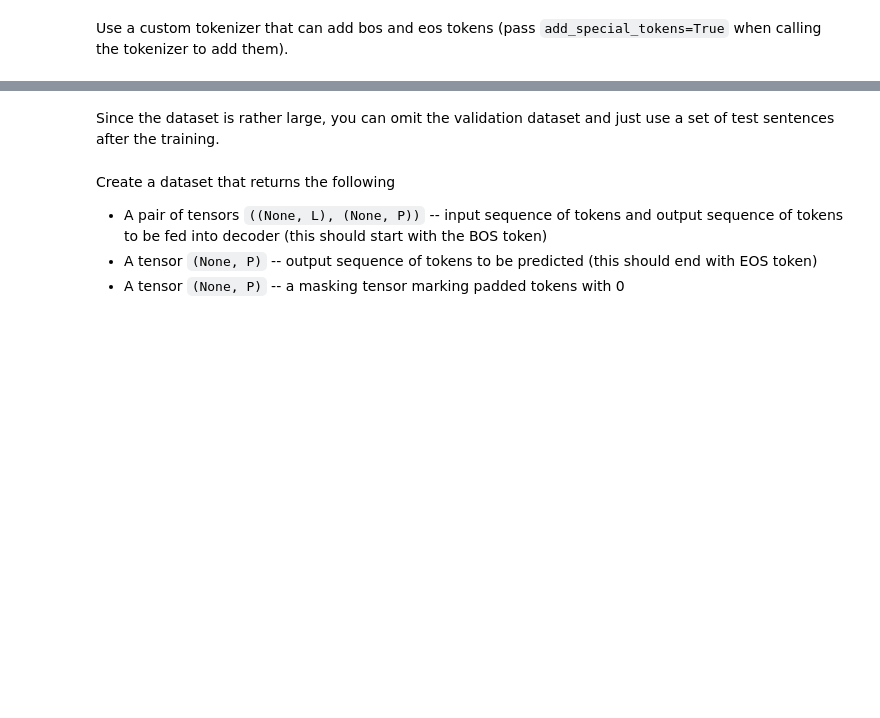
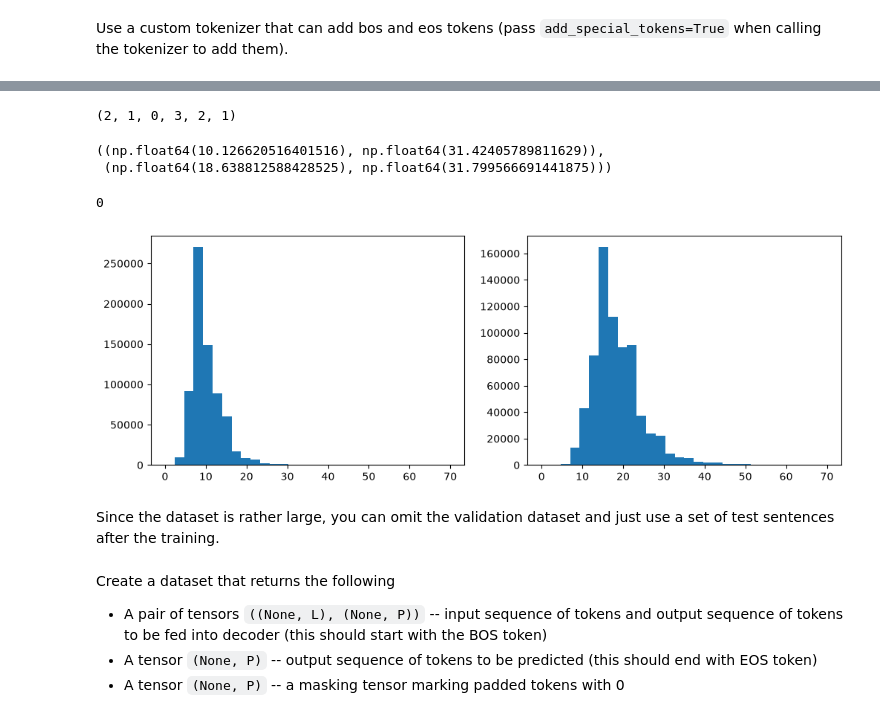
Before and after one commit to MaksKuchuk/NLP-HW, a Jupyter notebook: lab2/main.ipynb, the cells around one changed output, grey strips where cells are left out. Saved outputs shown, nothing was run; the diff lists cells and outputs as text; code cells hidden in the pictures; blank space fills up the shorter version.

```diff
--- a/lab2/main.ipynb
+++ b/lab2/main.ipynb
@@ -43,3 +67,5 @@ dataset.head()
+# %%
+X = dataset.groupby(1, as_index=False).first()
 # %% [markdown]
 Use a custom tokenizer that can add bos and eos tokens (pass `add_special_tokens=True` when calling the tokenizer to add them).
 # %%
@@ -55,0 +79,3 @@ tokenizer.pad_token_id = tokenizer.eos_token_id
+# %%
+en_tokenizer = transformers.AutoTokenizer.from_pretrained('mjbommar/ogbert-tokenizer-8k', cache_dir='../en_tokenizer')
+ru_tokenizer = transformers.AutoTokenizer.from_pretrained('flexitok/bpe_rus_Cyrl_8000', cache_dir='../ru_tokenizer')
@@ -56,6 +84,36 @@ tokenizer.pad_token_id = tokenizer.eos_token_id
+# %%
+en_tokenizer.pad_token_id, en_tokenizer.eos_token_id, en_tokenizer.bos_token_id, ru_tokenizer.pad_token_id, ru_tokenizer.eos_token_id, ru_tokenizer.bos_token_id
+# %% [output]
+(2, 1, 0, 3, 2, 1)
 # %%
-ru = [tokenizer.encode(i) for i in tqdm(dataset[1])]
-en = [tokenizer.encode(i) for i in tqdm(dataset[3])]
+ru_raw = [np.array(ru_tokenizer.encode(i), dtype=np.int16) for i in tqdm(X[1])]
+en_raw = [np.array([en_tokenizer.bos_token_id, *en_tokenizer.encode(i), en_tokenizer.eos_token_id], dtype=np.int16) for i in tqdm(X[3])]
+
+ru = [seq + 1 for seq in ru_raw]
+en = [seq + 1 for seq in en_raw]
+# %%
+token_ru_avg_len = np.mean([len(t) for t in ru])
+token_en_avg_len = np.mean([len(t) for t in en])
+
+symbol_ru_avg_len = np.mean(X[1].str.len())
+symbol_en_avg_len = np.mean(X[3].str.len())
+
+(token_ru_avg_len, symbol_ru_avg_len), (token_en_avg_len, symbol_en_avg_len)
+# %% [output]
+((np.float64(10.126620516401516), np.float64(31.42405789811629)),
+ (np.float64(18.638812588428525), np.float64(31.799566691441875)))
+# %%
+ru_len = np.array([len(i) for i in ru])
+en_len = [len(i) for i in en]
+# %%
+fig, ax = plt.subplots(1, 2, figsize=(12, 4))
+
+ax[0].hist(ru_len, range=(0, 70), bins=30)
+ax[1].hist(en_len, range=(0, 70), bins=30)
+0
+# %% [output]
+0
+[figure, added]
 # %% [markdown]
 Since the dataset is rather large, you can omit the validation dataset and just use a set of test sentences after the training.
 # %% [markdown]
```
Also changed, not shown: parts of 23 cells of this notebook, 1 other file.
